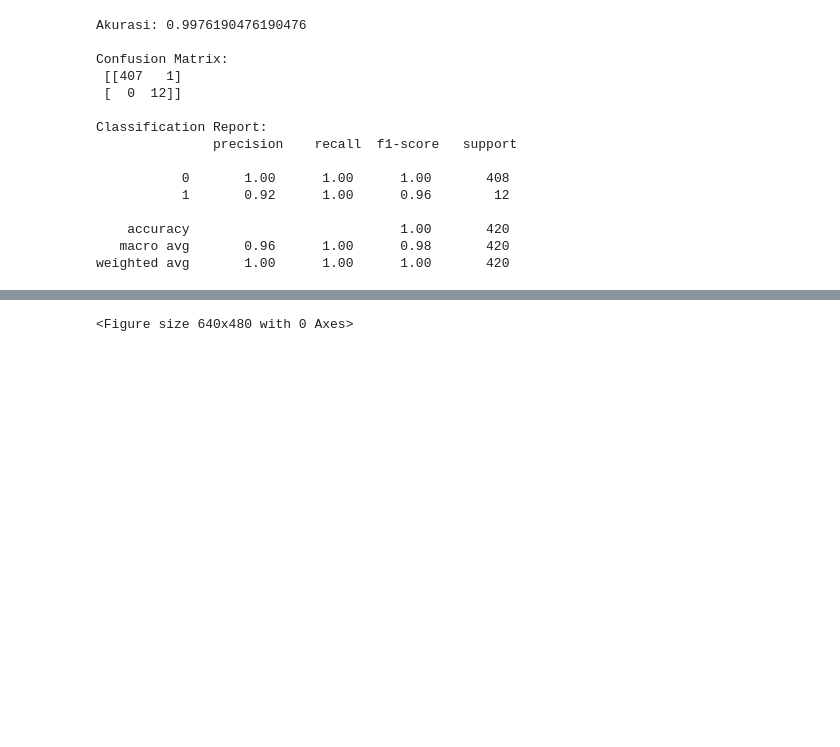
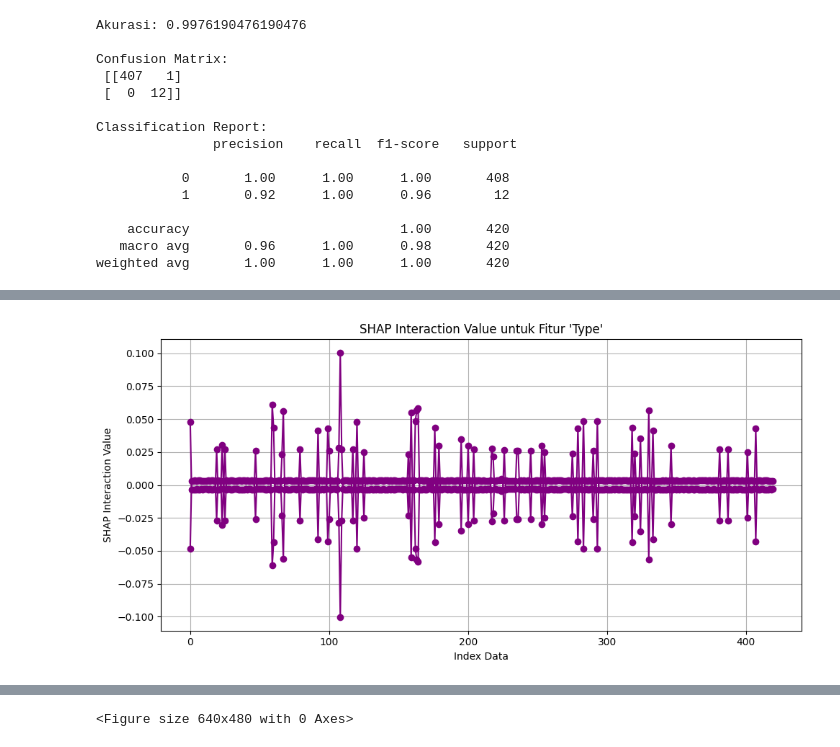
Before and after one commit to PenDZ-Alter/shap-project-management, a Jupyter notebook: construction_tasks_test.ipynb, the cells around one changed output, grey strips where cells are left out. Cells and saved outputs as stored; diff of their text form; code cells hidden in the pictures; blank space fills up the shorter version.

```diff
--- a/construction_tasks_test.ipynb
+++ b/construction_tasks_test.ipynb
@@ -69,0 +172,12 @@ shap_values = explainer.shap_values(X_test)
+# %%
+# --- Grafik Garis SHAP Interaction Value untuk fitur 'Cause' ---
+plt.figure(figsize=(10, 5))
+plt.plot(range(len(shap_cause_values)), shap_cause_values, marker='o', linestyle='-', color='purple')
+plt.title("SHAP Interaction Value untuk Fitur 'Type'")
+plt.xlabel("Index Data")
+plt.ylabel("SHAP Interaction Value")
+plt.grid(True)
+plt.tight_layout()
+plt.show()
+# %% [output]
+[figure, added]
```
Also changed, not shown: parts of 8 cells of this notebook.
